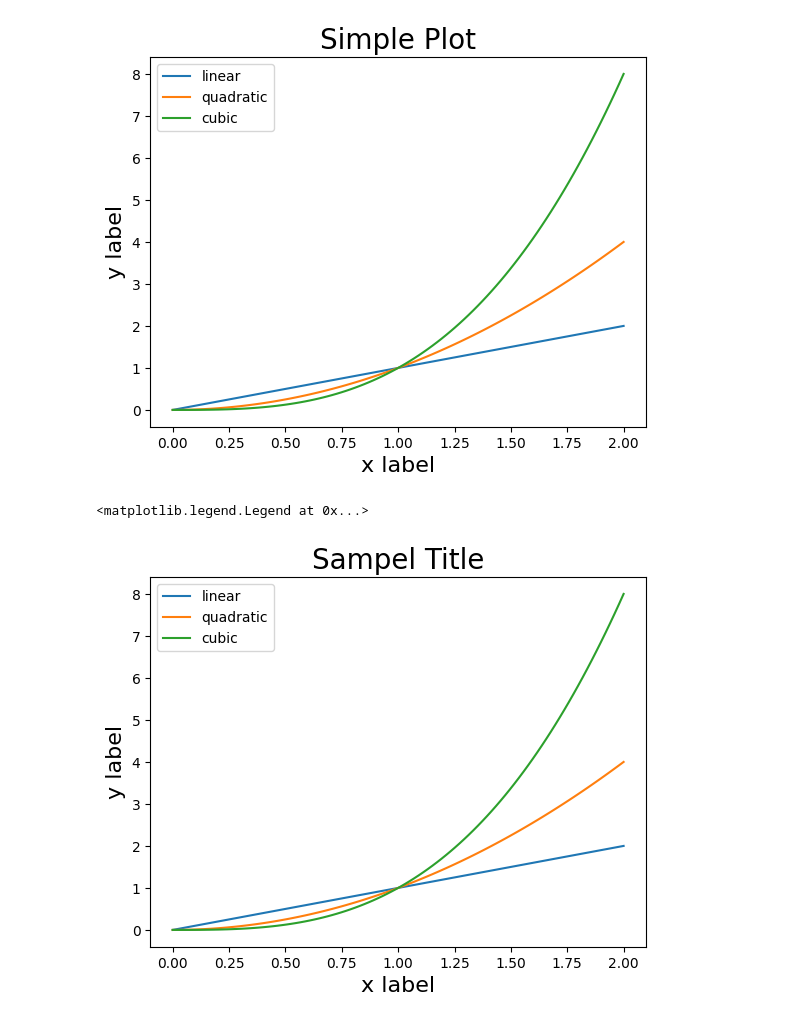
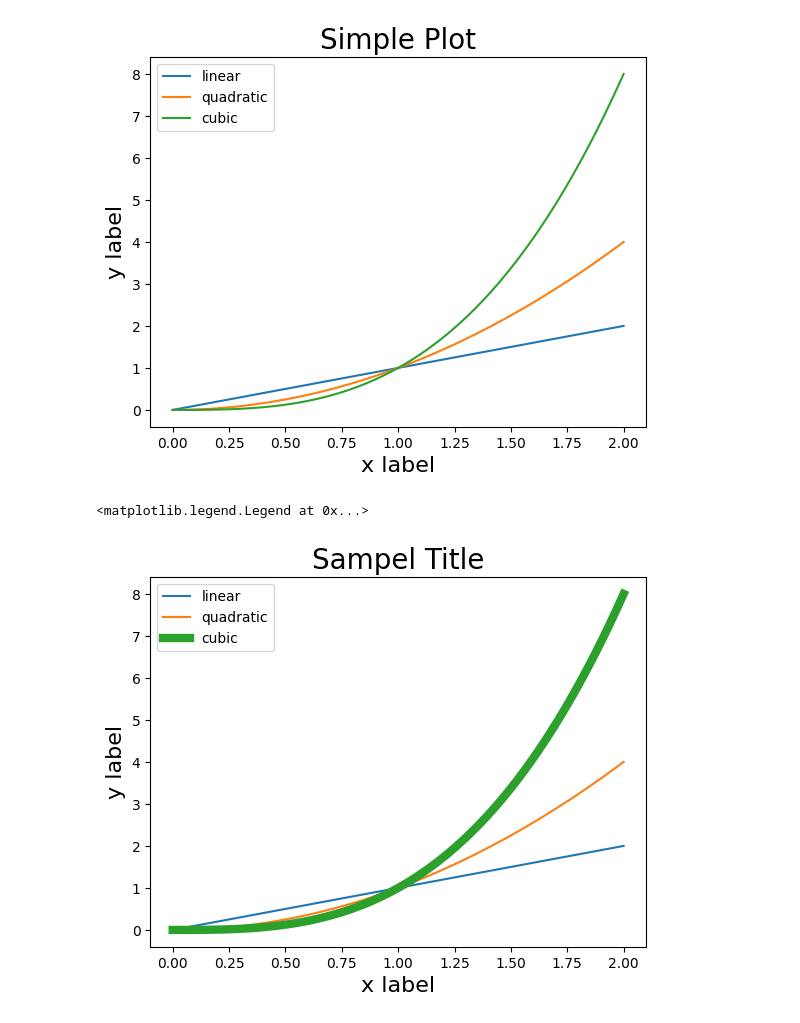
Before and after one commit to alirfanyasin/Learn-Mechine-Learning-Basic, a Jupyter notebook: 04_Data_Visualization/matplotlib_youtube_tutorial.ipynb, the cells around one changed output. Drawn from its saved outputs; the diff is of its cells as text; code cells hidden in the pictures.

Commit message:
data visualization

```diff
--- a/04_Data_Visualization/matplotlib_youtube_tutorial.ipynb
+++ b/04_Data_Visualization/matplotlib_youtube_tutorial.ipynb
@@ -74,13 +80,13 @@ ax.legend()
 # %%
 plt.plot(x,x, label='linear')
 plt.plot(x,x**2, label='quadratic')
-plt.plot(x,x**3, label='cubic')
+plt.plot(x,x**3, label='cubic', linewidth=6)
 
 plt.xlabel('x label', fontsize=16)
 plt.ylabel('y label', fontsize=16)
 plt.title('Sampel Title', fontsize=20)
 
 plt.legend()
 # %% [output]
 <matplotlib.legend.Legend at 0x...>
-[figure, old version]
+[figure, new version]
```
Also changed, not shown: parts of 61 cells of this notebook, 15 other files.
